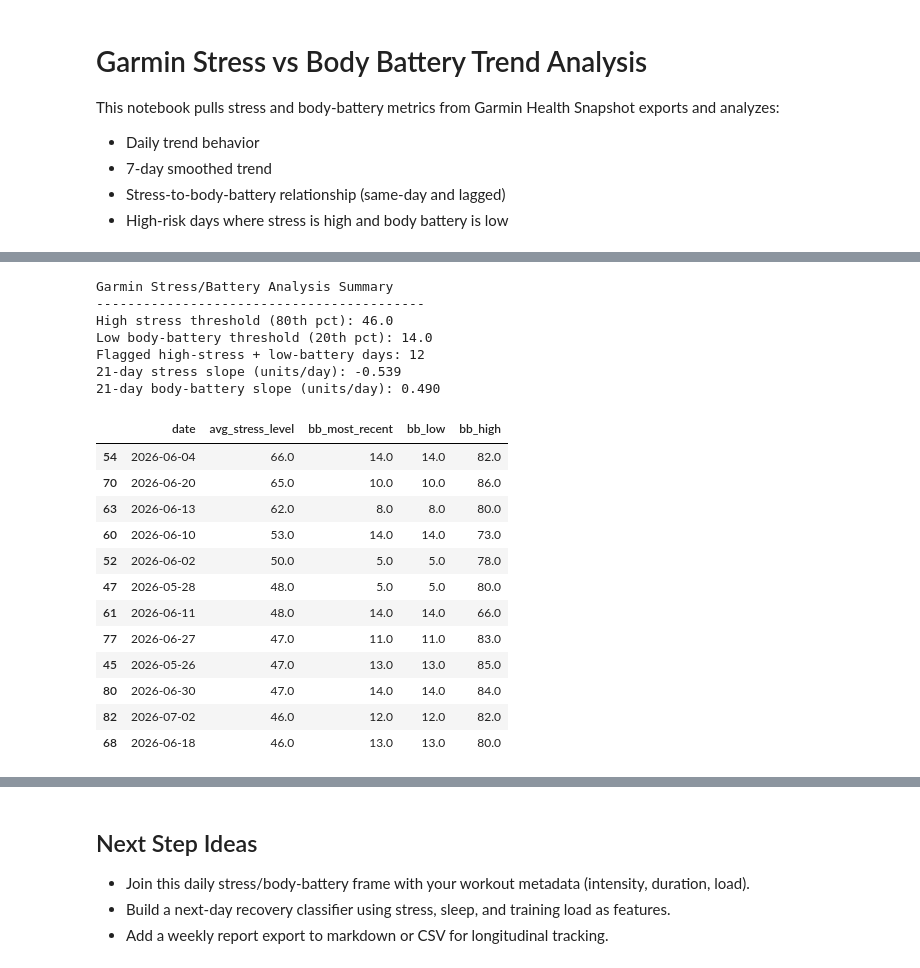
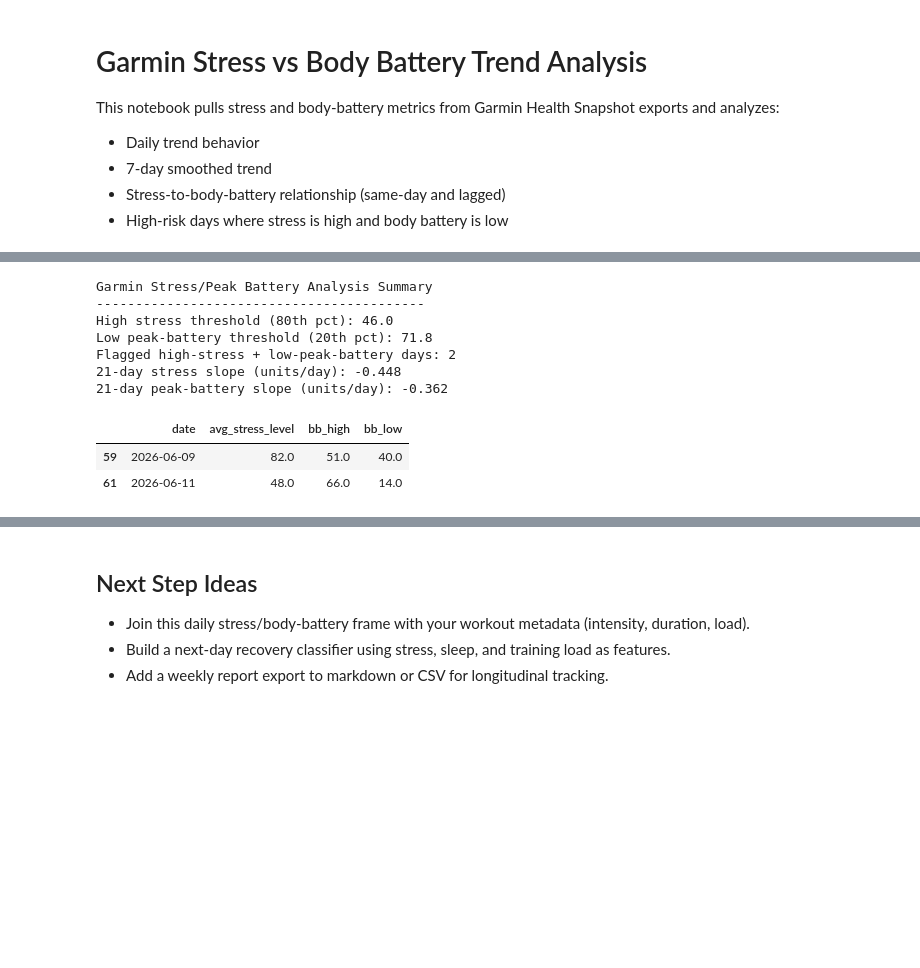
Before and after one commit to jvinodraj/theEagle, a Jupyter notebook: notebooks/garmin_stress_body_battery_trend.ipynb, the cells around one changed output, grey strips where cells are left out. Cells and saved outputs as stored; diff of their text form; code cells hidden in the pictures; blank space fills up the shorter version.

```diff
--- a/notebooks/garmin_stress_body_battery_trend.ipynb
+++ b/notebooks/garmin_stress_body_battery_trend.ipynb
@@ -12,14 +12,19 @@ import json
 import numpy as np
 import pandas as pd
 import matplotlib.pyplot as plt
+from sklearn.ensemble import RandomForestClassifier
+from sklearn.impute import SimpleImputer
+from sklearn.metrics import accuracy_score, classification_report, roc_auc_score
+from sklearn.model_selection import train_test_split
 
 plt.style.use('seaborn-v0_8-whitegrid')
 pd.set_option('display.max_columns', 100)
 
 repo_root = Path.cwd().parent if Path.cwd().name == 'notebooks' else Path.cwd()
-raw_path = repo_root / 'reports' / 'health_snapshots' / 'health_snapshots_raw_2026-04-11_to_2026-07-20.json'
+raw_path = repo_root / 'reports' / 'health_snapshots' / 'health_snapshots_2026-04-11_to_2026-07-18.json'
 
 print(f'Repository root: {repo_root}')
 print(f'Using data file: {raw_path}')
+print(f'File exists: {raw_path.exists()}')
 # %% [output]
 Repository root: c:\Users\A717631\repo\theEagle
@@ -183,53 +267,43 @@ Lead correlation (today stress vs next-day body battery): -0.371
 # %%
-analysis_df = df[['date', 'avg_stress_level', 'bb_most_recent', 'bb_low', 'bb_high']].dropna(subset=['avg_stress_level', 'bb_most_recent']).copy()
+analysis_df = df[['date', 'avg_stress_level', 'bb_high', 'bb_low']].dropna(subset=['avg_stress_level', 'bb_high']).copy()
 
 high_stress_cutoff = analysis_df['avg_stress_level'].quantile(0.8)
-low_bb_cutoff = analysis_df['bb_most_recent'].quantile(0.2)
+low_bb_cutoff = analysis_df['bb_high'].quantile(0.2)
 
-risk_days = analysis_df[(analysis_df['avg_stress_level'] >= high_stress_cutoff) & (analysis_df['bb_most_recent'] <= low_bb_cutoff)]
+risk_days = analysis_df[(analysis_df['avg_stress_level'] >= high_stress_cutoff) & (analysis_df['bb_high'] <= low_bb_cutoff)]
 
 trend_span = analysis_df.tail(21).copy()
 if len(trend_span) >= 3:
     t = np.arange(len(trend_span))
     stress_slope = np.polyfit(t, trend_span['avg_stress_level'], 1)[0]
-    bb_slope = np.polyfit(t, trend_span['bb_most_recent'], 1)[0]
+    bb_slope = np.polyfit(t, trend_span['bb_high'], 1)[0]
 else:
     stress_slope = np.nan
     bb_slope = np.nan
 
-print('Garmin Stress/Battery Analysis Summary')
+print('Garmin Stress/Peak Battery Analysis Summary')
 print('-' * 42)
 print(f'High stress threshold (80th pct): {high_stress_cutoff:.1f}')
-print(f'Low body-battery threshold (20th pct): {low_bb_cutoff:.1f}')
-print(f'Flagged high-stress + low-battery days: {len(risk_days)}')
+print(f'Low peak-battery threshold (20th pct): {low_bb_cutoff:.1f}')
+print(f'Flagged high-stress + low-peak-battery days: {len(risk_days)}')
 print(f'21-day stress slope (units/day): {stress_slope:.3f}')
-print(f'21-day body-battery slope (units/day): {bb_slope:.3f}')
+print(f'21-day peak-battery slope (units/day): {bb_slope:.3f}')
 
 if not risk_days.empty:
-    display(risk_days.sort_values(['avg_stress_level', 'bb_most_recent'], ascending=[False, True]).head(15))
+    display(risk_days.sort_values(['avg_stress_level', 'bb_high'], ascending=[False, True]).head(15))
 else:
-    print('No days met the combined high-stress + low-body-battery rule.')
+    print('No days met the combined high-stress + low-peak-battery rule.')
 # %% [output]
-Garmin Stress/Battery Analysis Summary
+Garmin Stress/Peak Battery Analysis Summary
 ------------------------------------------
 High stress threshold (80th pct): 46.0
-Low body-battery threshold (20th pct): 14.0
-Flagged high-stress + low-battery days: 12
-21-day stress slope (units/day): -0.539
-21-day body-battery slope (units/day): 0.490
+Low peak-battery threshold (20th pct): 71.8
+Flagged high-stress + low-peak-battery days: 2
+21-day stress slope (units/day): -0.448
+21-day peak-battery slope (units/day): -0.362
-|  | date | avg_stress_level | bb_most_recent | bb_low | bb_high |
-| 54 | 2026-06-04 | 66.0 | 14.0 | 14.0 | 82.0 |
-| 70 | 2026-06-20 | 65.0 | 10.0 | 10.0 | 86.0 |
-| 63 | 2026-06-13 | 62.0 | 8.0 | 8.0 | 80.0 |
-| 60 | 2026-06-10 | 53.0 | 14.0 | 14.0 | 73.0 |
-| 52 | 2026-06-02 | 50.0 | 5.0 | 5.0 | 78.0 |
-| 47 | 2026-05-28 | 48.0 | 5.0 | 5.0 | 80.0 |
-| 61 | 2026-06-11 | 48.0 | 14.0 | 14.0 | 66.0 |
-| 77 | 2026-06-27 | 47.0 | 11.0 | 11.0 | 83.0 |
-| 45 | 2026-05-26 | 47.0 | 13.0 | 13.0 | 85.0 |
-| 80 | 2026-06-30 | 47.0 | 14.0 | 14.0 | 84.0 |
-| 82 | 2026-07-02 | 46.0 | 12.0 | 12.0 | 82.0 |
-| 68 | 2026-06-18 | 46.0 | 13.0 | 13.0 | 80.0 |
+|  | date | avg_stress_level | bb_high | bb_low |
+| 59 | 2026-06-09 | 82.0 | 51.0 | 40.0 |
+| 61 | 2026-06-11 | 48.0 | 66.0 | 14.0 |
 # %%
 # Join stress/body battery with workout-type datasets (easy / interval / strength)
 from pathlib import Path
```
Also changed, not shown: parts of 11 cells of this notebook, 10 other files.
